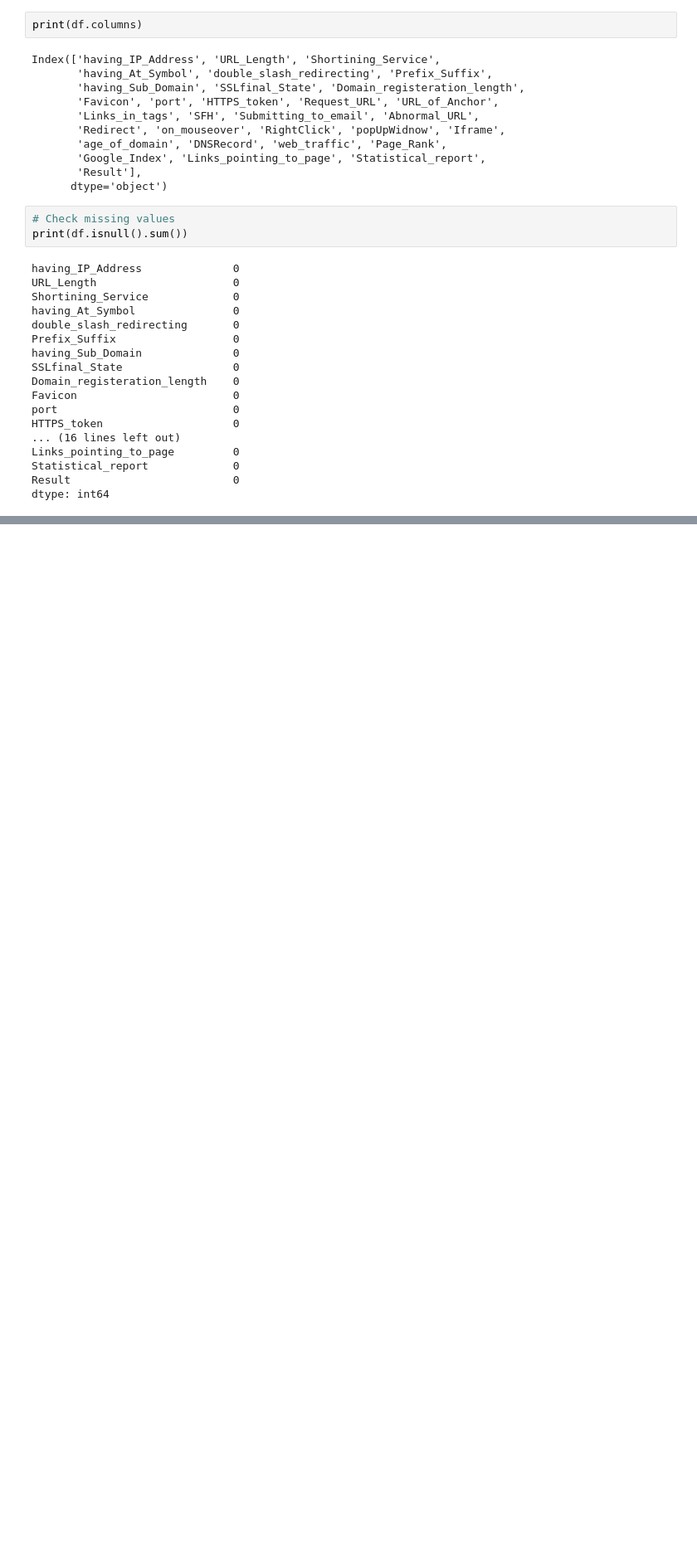
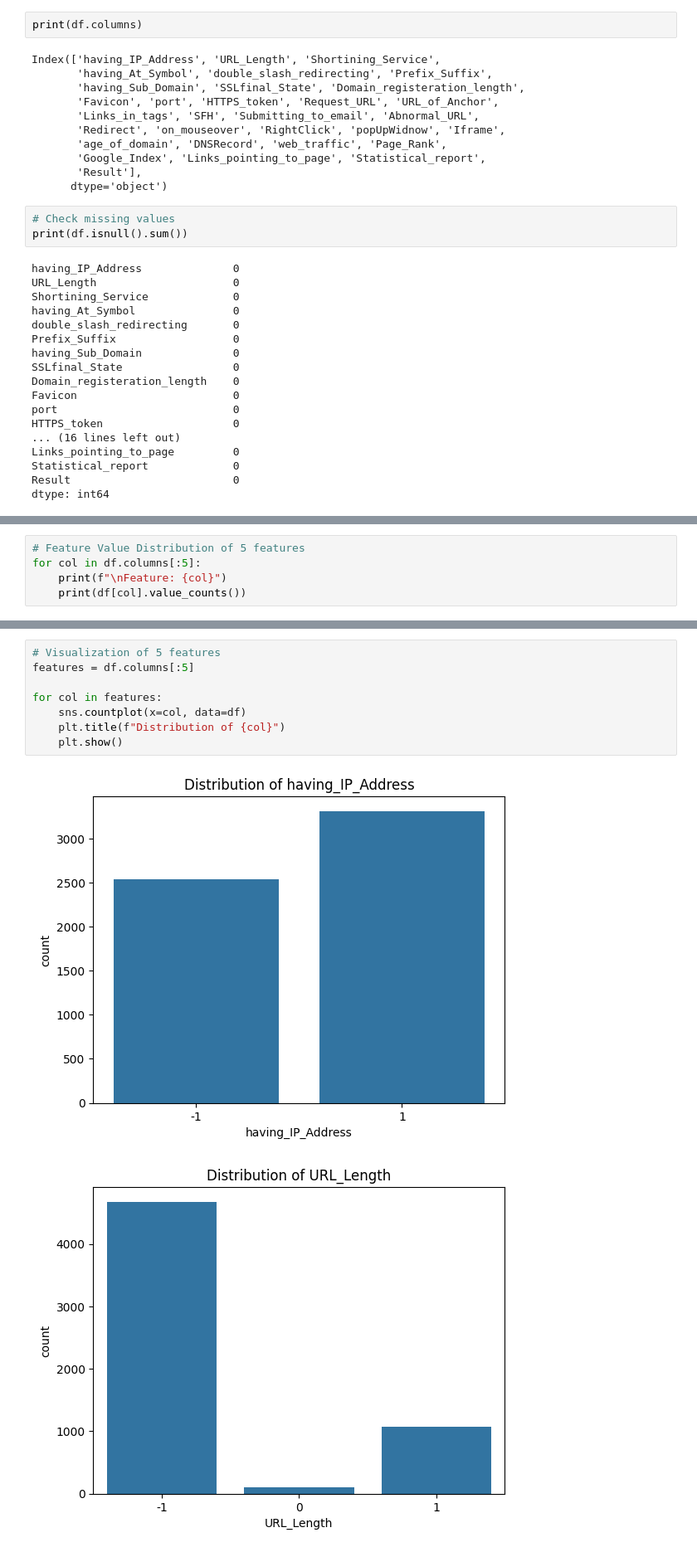
Before and after one commit to khushinanda29/phishing-website-detection, a Jupyter notebook: notebooks/EDA.ipynb, the cells around one changed output, grey strips where cells are left out. Shown at 83% size. Saved outputs shown, nothing was run; the diff lists cells and outputs as text; blank space fills up the shorter version.

```diff
--- a/notebooks/EDA.ipynb
+++ b/notebooks/EDA.ipynb
@@ -95,0 +192,5 @@ dtype: int64
+# %%
+# Feature Value Distribution of 5 features
+for col in df.columns[:5]:
+    print(f"\nFeature: {col}")
+    print(df[col].value_counts())
@@ -95,0 +215,11 @@ dtype: int64
+# %%
+# Visualization of 5 features
+features = df.columns[:5]
+
+for col in features:
+    sns.countplot(x=col, data=df)
+    plt.title(f"Distribution of {col}")
+    plt.show()
+# %% [output]
+[figure, added]
+[figure, added]
```
Also changed, not shown: parts of 22 cells of this notebook, 2 other files.
